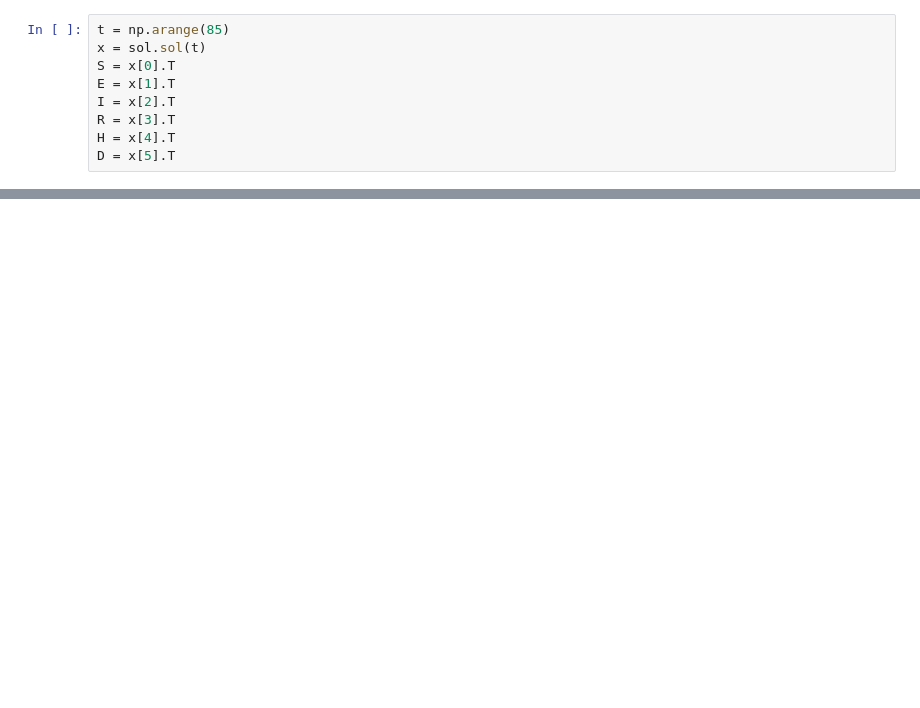
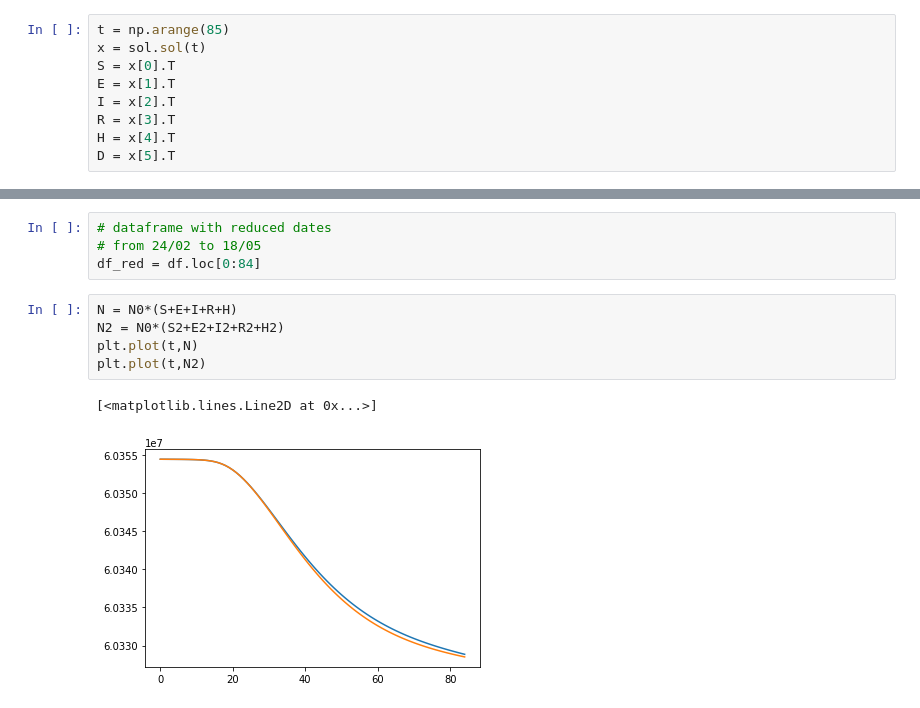
Before and after one commit to giuliacampesan/LDEProject, a Jupyter notebook: LDE_Project.ipynb, the cells around one changed output, grey strips where cells are left out. Cells and saved outputs as stored; diff of their text form; blank space fills up the shorter version.

```diff
--- a/LDE_Project.ipynb
+++ b/LDE_Project.ipynb
@@ -72,0 +136,12 @@ for i,col in enumerate(x):
+# %%
+# dataframe with reduced dates
+# from 24/02 to 18/05
+df_red = df.loc[0:84]
+# %%
+N = N0*(S+E+I+R+H)
+N2 = N0*(S2+E2+I2+R2+H2)
+plt.plot(t,N)
+plt.plot(t,N2)
+# %% [output]
+[<matplotlib.lines.Line2D at 0x...>]
+[figure, added]
```
Also changed, not shown: parts of 13 cells of this notebook.
